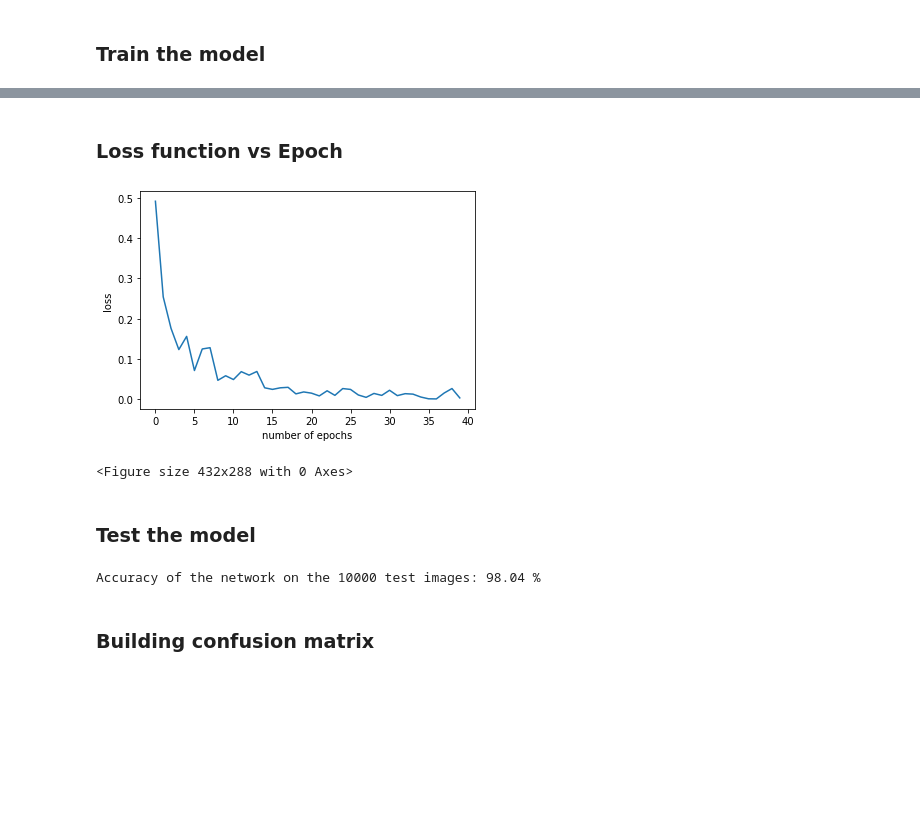
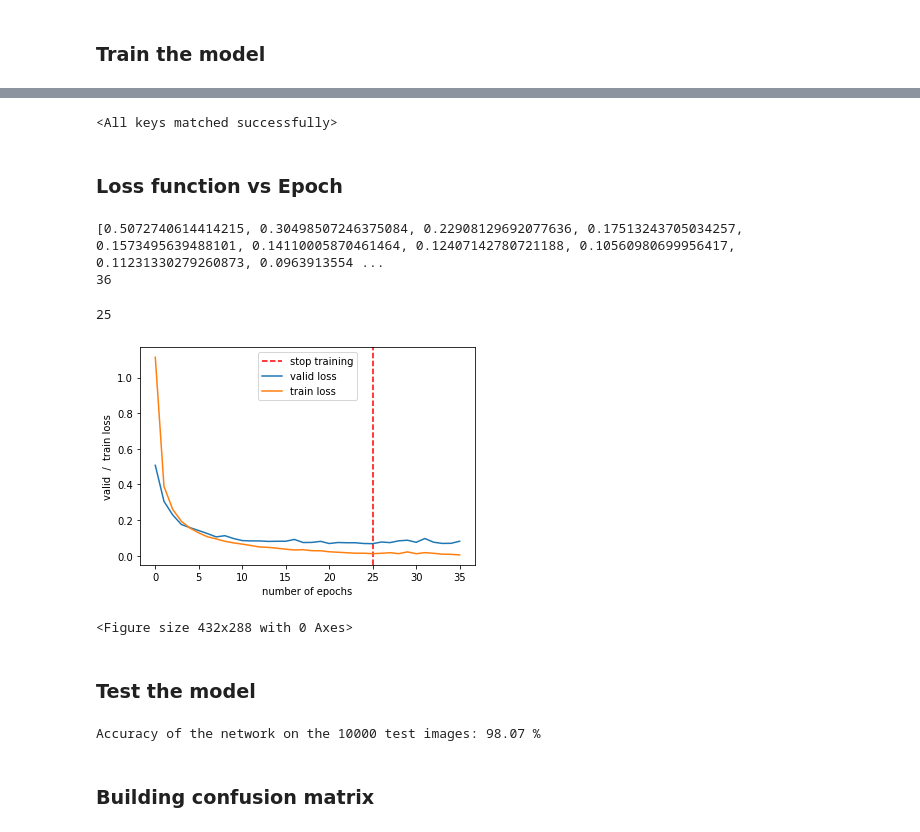
Before and after one commit to szymonrucinski/eins-zwei-drei, a Jupyter notebook: custom_arch1.ipynb, the cells around one changed output, grey strips where cells are left out. Saved outputs shown, nothing was run; the diff lists cells and outputs as text; code cells hidden in the pictures; blank space fills up the shorter version.

```diff
--- a/custom_arch1.ipynb
+++ b/custom_arch1.ipynb
@@ -22,6 +30,7 @@ cuda
 # %%
 input_size = 784
 num_classes = 10
-num_epochs = 40
+num_epochs = 100
+patience = 10
 batch_size = 512
 learning_rate = 0.001
@@ -97,3 +120,12 @@ epochs_loss=0
+# %%
+# to track the training loss as the model trains
+train_losses = []
+# to track the validation loss as the model trains
+valid_losses = []
+# to track the average training loss per epoch as the model trains
+avg_train_losses = []
+# to track the average validation loss per epoch as the model trains
+avg_valid_losses = []
 # %%
 size = len(train_loader.dataset)
 print(size)
@@ -130,20 +211,44 @@ KeyboardInterrupt:
+# %%
+# load the last checkpoint with the best model
+model.load_state_dict(torch.load('checkpoint.pt'))
+# %% [output]
+<All keys matched successfully>
 # %% [markdown]
 ### Loss function vs Epoch
-# %%
-epochs_arr = list(range(num_epochs))
-
-fig = plt.figure()
-ax1 = fig.add_subplot()
-ax1.set_ylabel('loss')
-ax1.set_xlabel('number of epochs')
-
-
-plt.plot(epochs_arr, losses_arr)
-plt.show()
-plt.savefig('./plots/custom_arch1_loss.png')
-# %% [output]
-[figure, removed]
-<Figure size 432x288 with 0 Axes>
+# %%
+print(avg_valid_losses)
+print(len(avg_valid_losses))
+# %% [output]
+[0.5072740614414215, 0.30498507246375084, 0.22908129692077636, 0.17513243705034257, 0.1573495639488101, 0.14110005870461464, 0.12407142780721188, 0.10560980699956417, 0.11231330279260873, 0.0963913554 ...
+36
+# %%
+fig = plt.figure()
+
+######1st plot#########
+ax1 = fig.add_subplot()
+ax1.set_ylabel('valid  /  train loss')
+ax1.set_xlabel('number of epochs')
+halt = avg_valid_losses.index(min(avg_valid_losses))
+
+
+plt.axvline(x=halt, color='r', linestyle="--", label="stop training")
+
+print(avg_valid_losses.index(min(avg_valid_losses)))
+
+
+plt.plot(list(range(len(avg_valid_losses))), avg_valid_losses, label = "valid loss")
+plt.plot(list(range(len(avg_valid_losses))), avg_train_losses, label="train loss")
+
+h,labels = ax1.get_legend_handles_labels()
+labels[:1] = ['stop training','valid loss', 'train loss',]
+ax1.legend(labels=labels)
+
+plt.show()
+plt.savefig('./plots/custom_arch1_loss.png')
+# %% [output]
+25
+[figure, added]
+<Figure size 432x288 with 0 Axes>
 # %% [markdown]
 ### Test the model
 # %%
@@ -162,9 +267,9 @@ with torch.no_grad():
     print('Accuracy of the network on the 10000 test images: {} %'.format(100 * correct / total))
 
 # Save the model checkpoint
-torch.save(model.state_dict(), 'cutom_arch.ckpt')
+torch.save(model.state_dict(), 'cutom_arch1.ckpt')
 # %% [output]
-Accuracy of the network on the 10000 test images: 98.04 %
+Accuracy of the network on the 10000 test images: 98.07 %
 # %% [markdown]
 ### Building confusion matrix
 # %%
```
Also changed, not shown: parts of 19 cells of this notebook.
